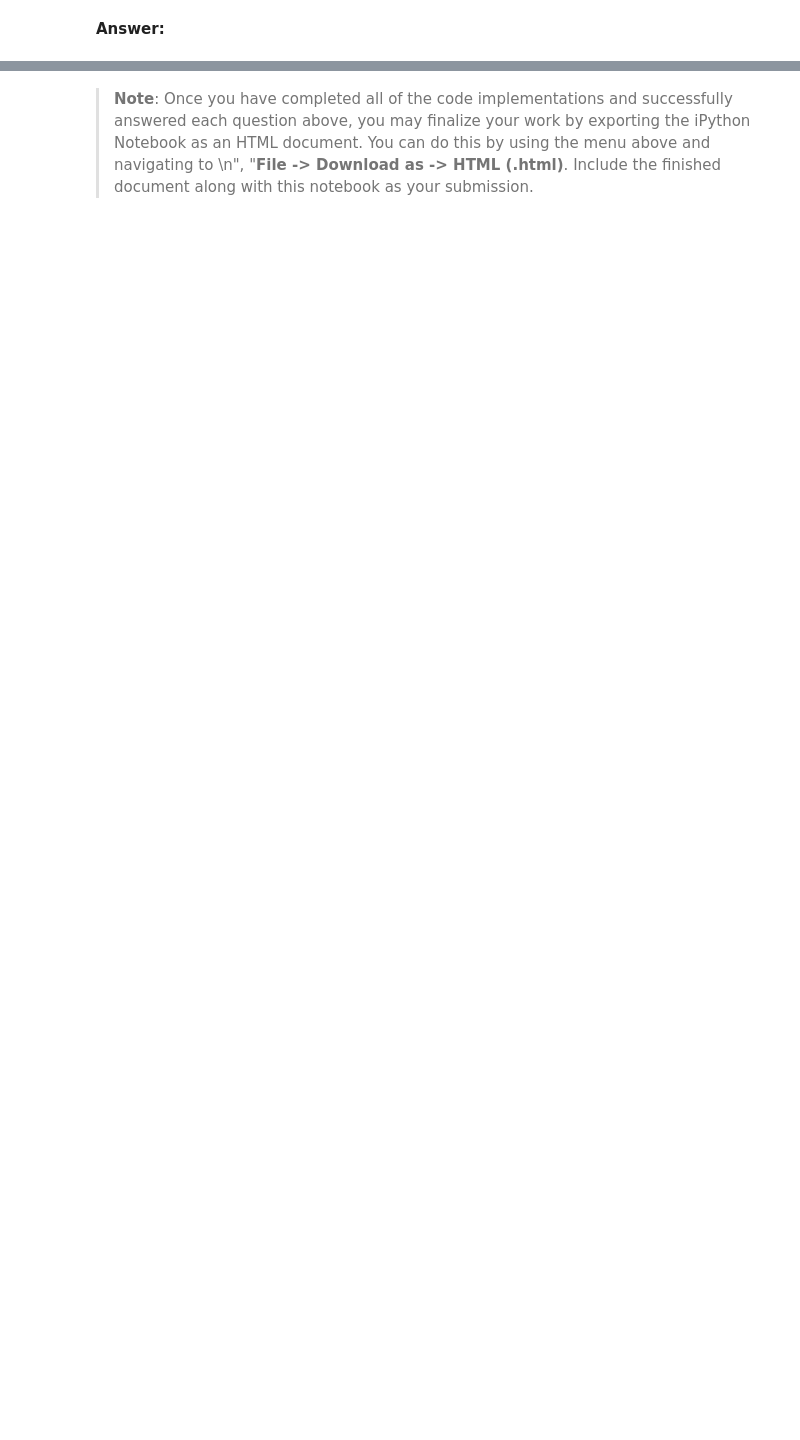
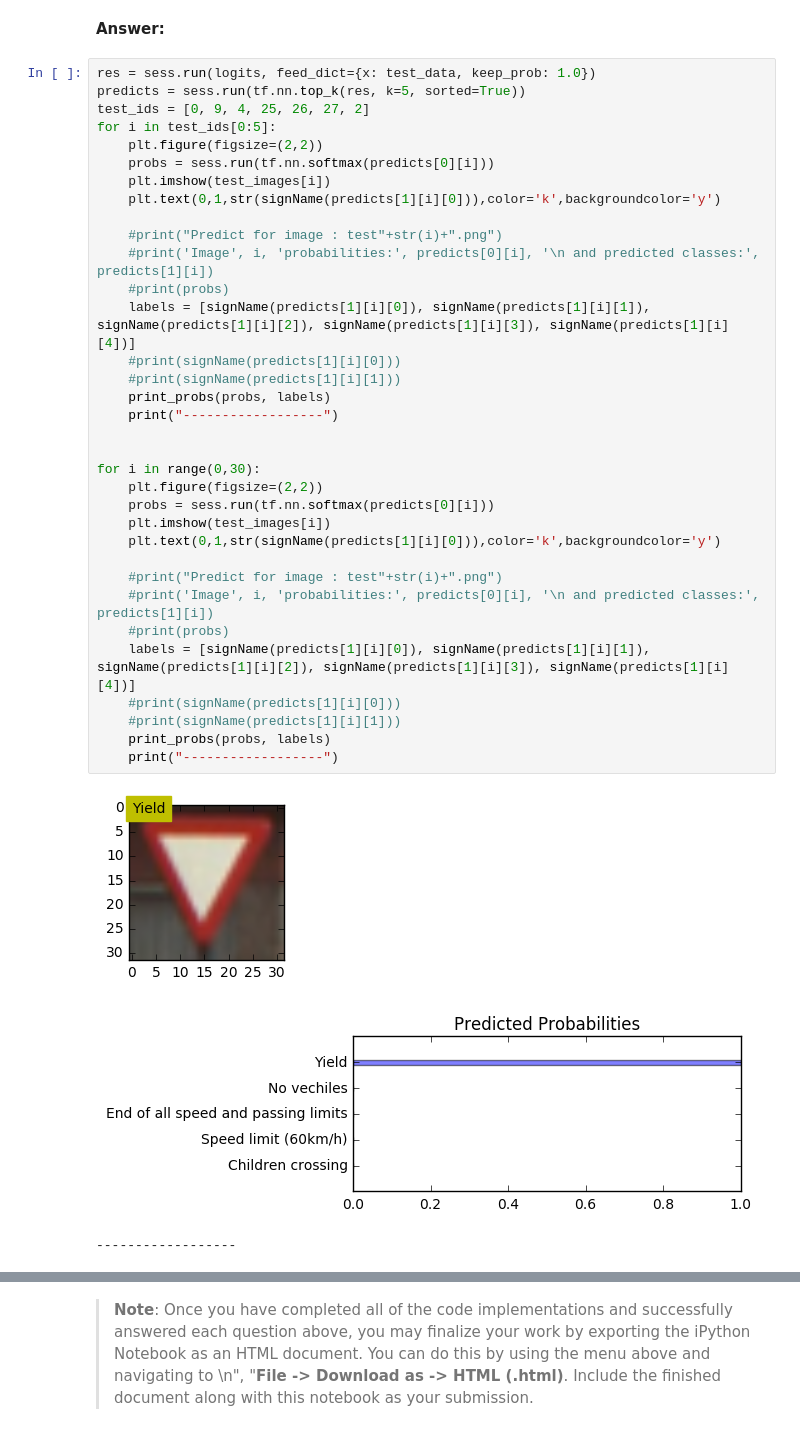
Before and after one commit to sarchak/self_driving_car, a Jupyter notebook: CarND-Traffic-Signs/Traffic_Signs_Recognition.ipynb, the cells around one changed output, grey strips where cells are left out. Drawn from its saved outputs; the diff is of its cells as text; blank space fills up the shorter version.

```diff
--- a/CarND-Traffic-Signs/Traffic_Signs_Recognition.ipynb
+++ b/CarND-Traffic-Signs/Traffic_Signs_Recognition.ipynb
@@ -731,2 +702,40 @@ for i in test_ids[0:5]:
 # %% [markdown]
 **Answer:**
+# %%
+res = sess.run(logits, feed_dict={x: test_data, keep_prob: 1.0})
+predicts = sess.run(tf.nn.top_k(res, k=5, sorted=True))
+test_ids = [0, 9, 4, 25, 26, 27, 2]
+for i in test_ids[0:5]:
+    plt.figure(figsize=(2,2))
+    probs = sess.run(tf.nn.softmax(predicts[0][i]))
+    plt.imshow(test_images[i])
+    plt.text(0,1,str(signName(predicts[1][i][0])),color='k',backgroundcolor='y')
+
+    #print("Predict for image : test"+str(i)+".png")
+    #print('Image', i, 'probabilities:', predicts[0][i], '\n and predicted classes:', predicts[1][i])
+    #print(probs)
+    labels = [signName(predicts[1][i][0]), signName(predicts[1][i][1]), signName(predicts[1][i][2]), signName(predicts[1][i][3]), signName(predicts[1][i][4])]
+    #print(signName(predicts[1][i][0]))
+    #print(signName(predicts[1][i][1]))
+    print_probs(probs, labels)
+    print("------------------")
+
+
+for i in range(0,30):
+    plt.figure(figsize=(2,2))
+    probs = sess.run(tf.nn.softmax(predicts[0][i]))
+    plt.imshow(test_images[i])
+    plt.text(0,1,str(signName(predicts[1][i][0])),color='k',backgroundcolor='y')
+
+    #print("Predict for image : test"+str(i)+".png")
+    #print('Image', i, 'probabilities:', predicts[0][i], '\n and predicted classes:', predicts[1][i])
+    #print(probs)
+    labels = [signName(predicts[1][i][0]), signName(predicts[1][i][1]), signName(predicts[1][i][2]), signName(predicts[1][i][3]), signName(predicts[1][i][4])]
+    #print(signName(predicts[1][i][0]))
+    #print(signName(predicts[1][i][1]))
+    print_probs(probs, labels)
+    print("------------------")
+# %% [output]
+[figure, added]
+[figure, added]
+------------------
```
Also changed, not shown: parts of 13 cells of this notebook, 8 other files.
